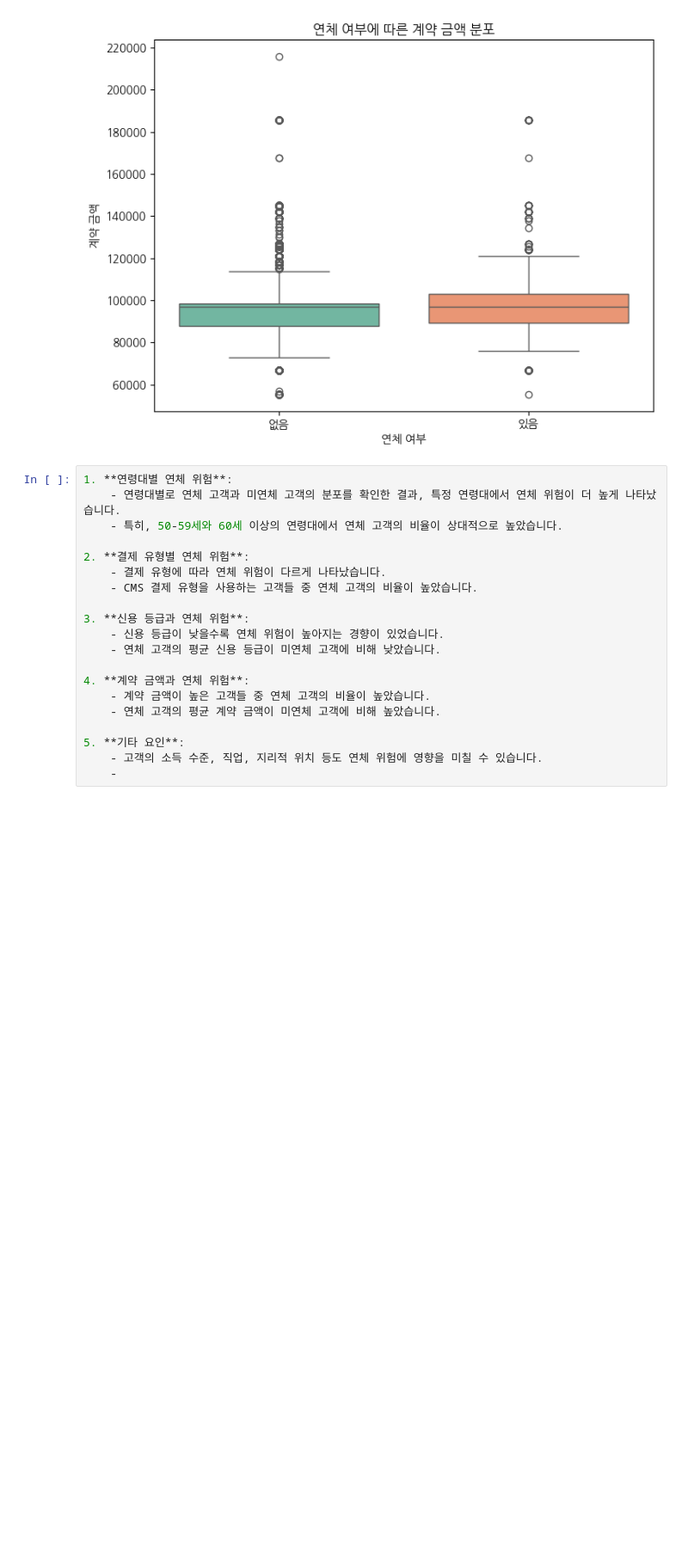
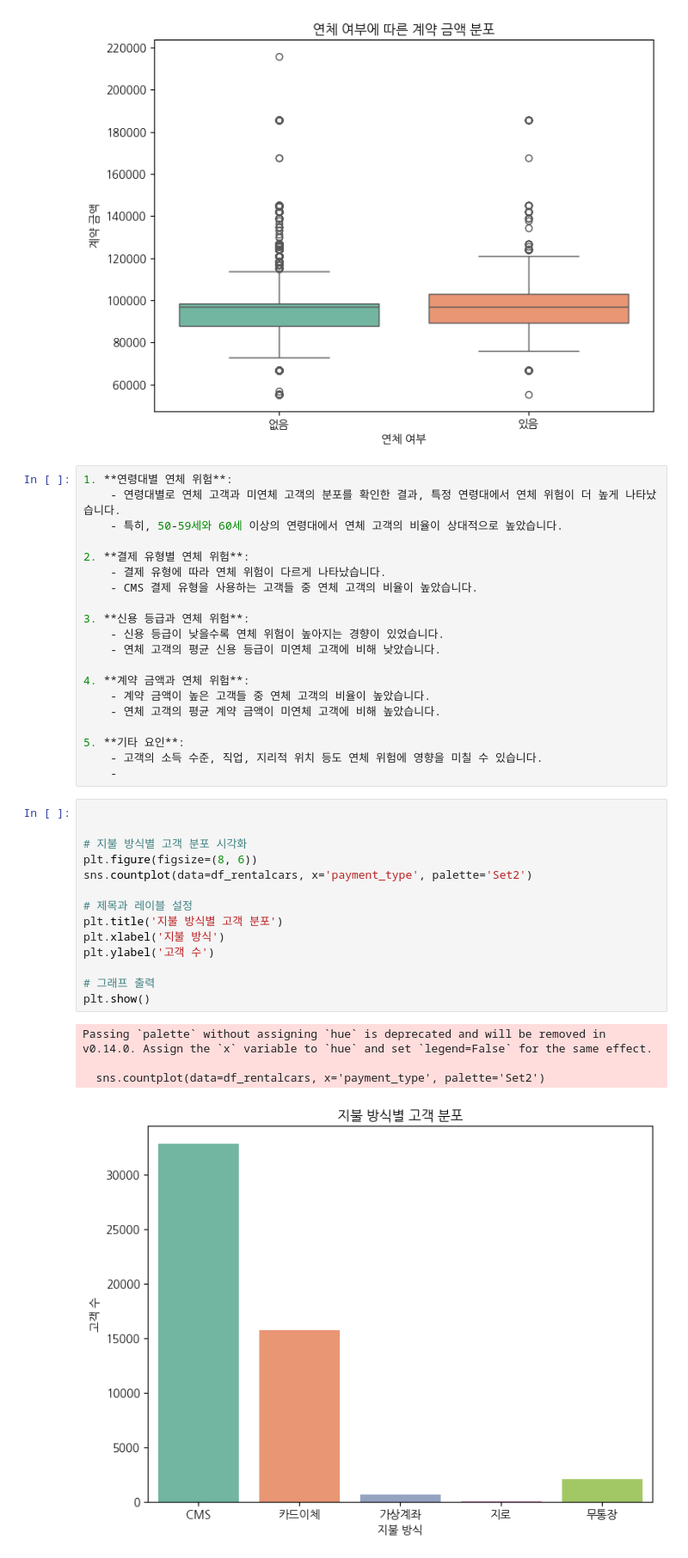
Before and after one commit to jwyzfe/template_data_analysis, a Jupyter notebook: quests/EDA/EDA_RentalCarOfContractType.ipynb, the cells around one changed output. Shown at 86% size. Cells and saved outputs as stored; diff of their text form; blank space fills up the shorter version.

```diff
--- a/quests/EDA/EDA_RentalCarOfContractType.ipynb
+++ b/quests/EDA/EDA_RentalCarOfContractType.ipynb
@@ -265,3 +265,22 @@ Passing `palette` without assigning `hue` is deprecated and will be removed in v
 5. **기타 요인**:
     - 고객의 소득 수준, 직업, 지리적 위치 등도 연체 위험에 영향을 미칠 수 있습니다.
     -
+# %%
+
+
+# 지불 방식별 고객 분포 시각화
+plt.figure(figsize=(8, 6))
+sns.countplot(data=df_rentalcars, x='payment_type', palette='Set2')
+
+# 제목과 레이블 설정
+plt.title('지불 방식별 고객 분포')
+plt.xlabel('지불 방식')
+plt.ylabel('고객 수')
+
+# 그래프 출력
+plt.show()
+# %% [output]
+Passing `palette` without assigning `hue` is deprecated and will be removed in v0.14.0. Assign the `x` variable to `hue` and set `legend=False` for the same effect.
+
+  sns.countplot(data=df_rentalcars, x='payment_type', palette='Set2')
+[figure, added]
```
Also changed, not shown: parts of 1 cell of this notebook, 3 other files.
